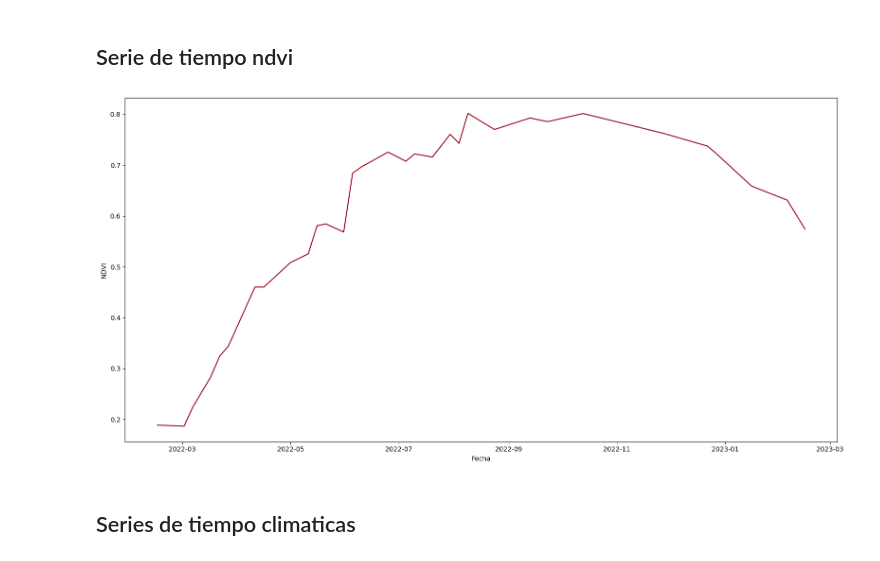
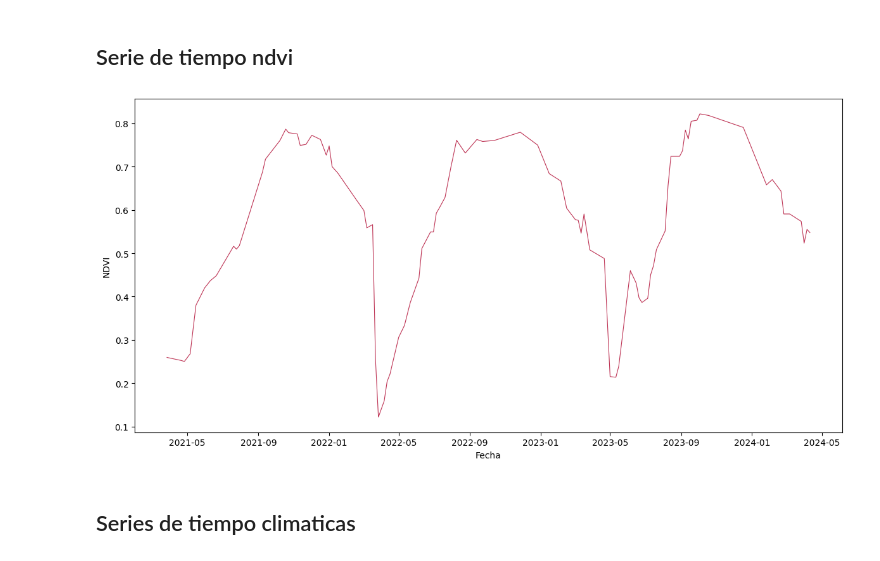
Before and after one commit to VivaldoGP/Tesis, a Jupyter notebook: plot_img_tesis/time_series.ipynb, the cells around one changed output. Drawn from its saved outputs; the diff is of its cells as text; code cells hidden in the pictures.

Commit message:
feat: nubes

```diff
--- a/plot_img_tesis/time_series.ipynb
+++ b/plot_img_tesis/time_series.ipynb
@@ -15,20 +12,34 @@ img_root = r"C:\Users\Isai\Documents\Tesis\code\revision\img\2022"
 # %% [markdown]
 ## Serie de tiempo ndvi
 # %%
-p5_path = r"C:\Users\Isai\Documents\Tesis\code\datos\parcelas\ready_to_analyze\zafra2022\parcela_11.csv"
+p5_path = r'../datos/parcelas/indices_stats_cleaned/parcela_5.csv'
 df5 = pd.read_csv(p5_path)
 df5['Fecha'] = pd.to_datetime(df5['Fecha'])
 df5 = df5.sort_values(by='Fecha', ascending=True)
 # %%
-plt.figure(figsize=(16, 8))
-plt.plot(df5['Fecha'], df5['ndvi_mean'], color=(150/255, 0, 24/255))
+plt.figure(figsize=(12, 6))
+plt.plot(df5['Fecha'], df5['ndvi_mean'], color='#be3455', lw=0.8)
 plt.xlabel('Fecha')
 plt.ylabel('NDVI')
+'''
+plt.annotate(
+    text='Nube',
+    xy=(datetime(2022, 10, 3),0.58),
+    xytext=(datetime(2022, 11, 28),0.4),
+    arrowprops=dict(facecolor='black', shrink=0.05)
+)
+plt.annotate(
+    text='Nube',
+    xy=(datetime(2021, 10, 3),0.53),
+    xytext=(datetime(2021, 11, 28),0.4),
+    arrowprops=dict(facecolor='black', shrink=0.05)
+)
+'''
 plt.tight_layout()
-#plt.savefig('C:/Users/Isai/Documents/Tesis/code/tesis_img/raw_ts/parcela_5_ndvi.png', dpi=100)
+plt.savefig('../tesis_img/series_tiempo/parcela_5_ndvi_full_clean.pdf', dpi=150)
 plt.show()
 # %% [output]
-[figure, old version]
+[figure, new version]
 # %%
 modelados_files = [(pd.read_csv(PurePath(root, file), parse_dates=True),int(file.split('.')[0].split('_')[1])) for file in os.listdir(root) if file.endswith(".csv")]
 # %%
```
Also changed, not shown: parts of 1 cell of this notebook.
